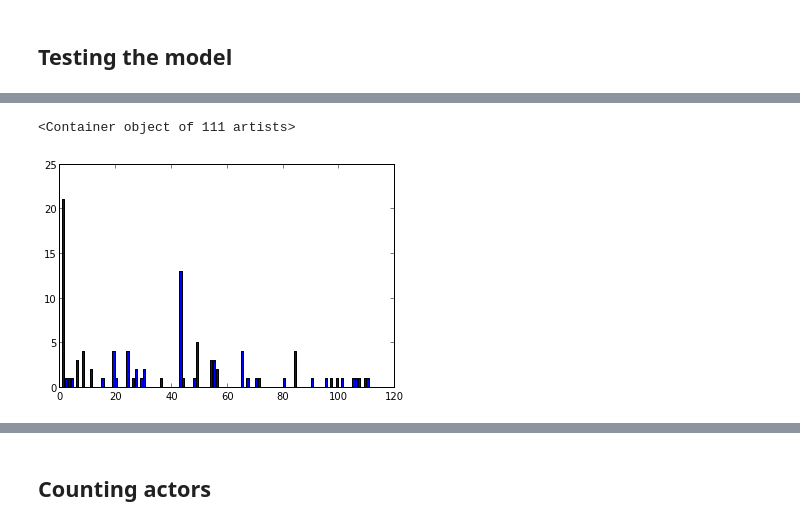
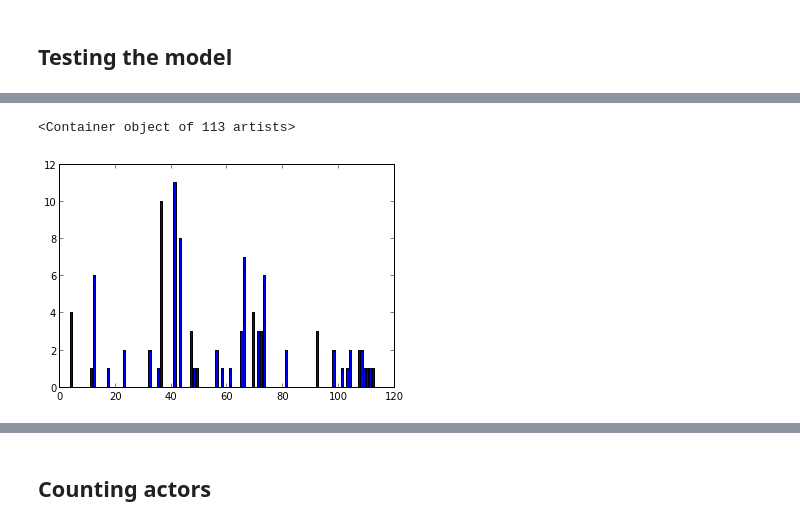
Before and after one commit to Stratigraph/ZeroGeographyWorld, a Jupyter notebook: General testing.ipynb, the cells around one changed output, grey strips where cells are left out. Saved outputs shown, nothing was run; the diff lists cells and outputs as text; code cells hidden in the pictures.

```diff
--- a/General testing.ipynb
+++ b/General testing.ipynb
@@ -36,6 +17,7 @@ for i in range(100):
-# %%
-interest_counts = [len(agent.interests) for agent in m.agents]
-plt.bar(range(len(m.agents)), interest_counts)
-# %% [output]
-<Container object of 111 artists>
-[figure, removed]
+# %%
+m.run_model(100)
+# %%
+plt.bar(range(len(m.agents)), m.interests_per_turn[-1])
+# %% [output]
+<Container object of 113 artists>
+[figure, added]
```
Also changed, not shown: parts of 5 cells of this notebook, 5 other files.
